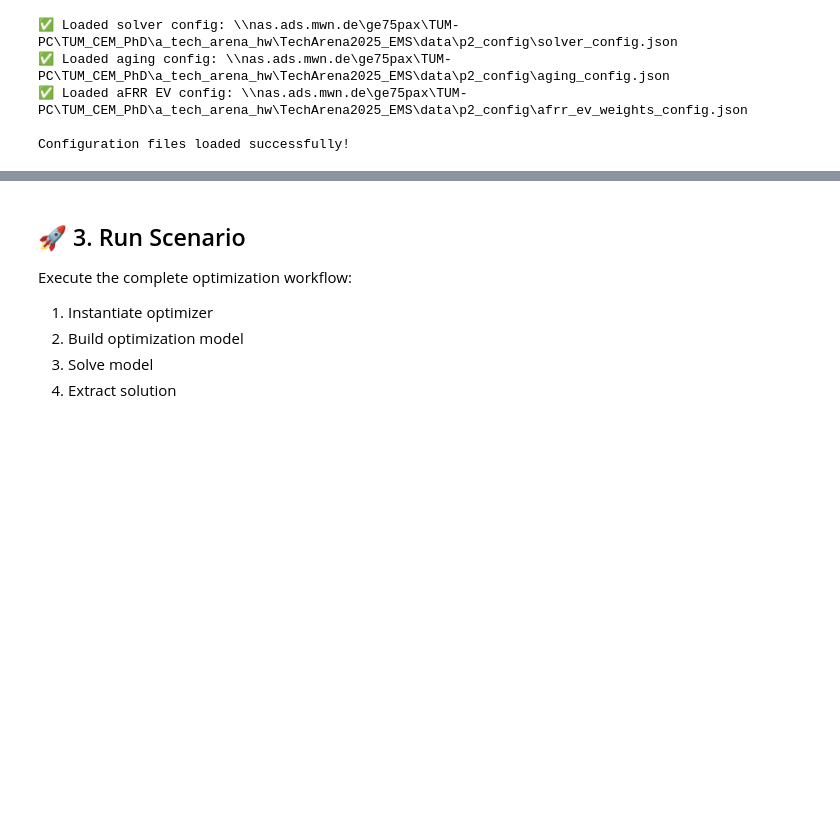
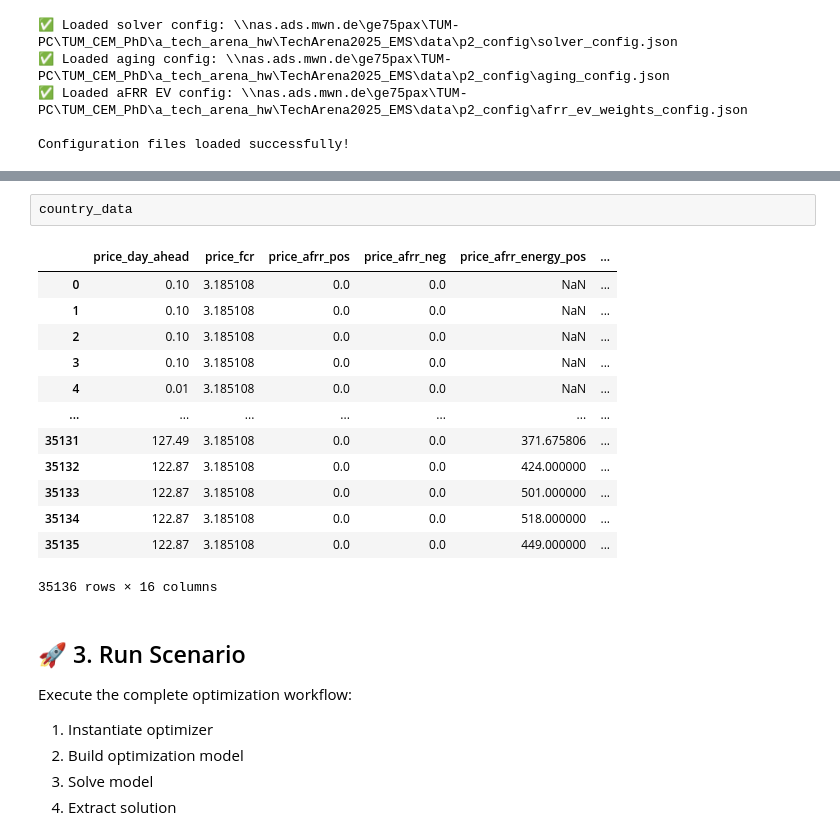
Before and after one commit to GenLI3202/TechArena2025_EMS, a Jupyter notebook: notebook/p2b_optimizer.ipynb, the cells around one changed output, grey strips where cells are left out. Saved outputs shown, nothing was run; the diff lists cells and outputs as text; blank space fills up the shorter version.

```diff
--- a/notebook/p2b_optimizer.ipynb
+++ b/notebook/p2b_optimizer.ipynb
@@ -239,3 +271,19 @@ print(f"   aFRR- Price: {data_slice['price_afrr_neg'].min():.2f} - {data_slice['
+# %%
+country_data
+# %% [output]
+|  | price_day_ahead | price_fcr | price_afrr_pos | price_afrr_neg | price_afrr_energy_pos | ... |
+| 0 | 0.10 | 3.185108 | 0.0 | 0.0 | NaN | ... |
+| 1 | 0.10 | 3.185108 | 0.0 | 0.0 | NaN | ... |
+| 2 | 0.10 | 3.185108 | 0.0 | 0.0 | NaN | ... |
+| 3 | 0.10 | 3.185108 | 0.0 | 0.0 | NaN | ... |
+| 4 | 0.01 | 3.185108 | 0.0 | 0.0 | NaN | ... |
+| ... | ... | ... | ... | ... | ... | ... |
+| 35131 | 127.49 | 3.185108 | 0.0 | 0.0 | 371.675806 | ... |
+| 35132 | 122.87 | 3.185108 | 0.0 | 0.0 | 424.000000 | ... |
+| 35133 | 122.87 | 3.185108 | 0.0 | 0.0 | 501.000000 | ... |
+| 35134 | 122.87 | 3.185108 | 0.0 | 0.0 | 518.000000 | ... |
+| 35135 | 122.87 | 3.185108 | 0.0 | 0.0 | 449.000000 | ... |
+35136 rows × 16 columns
 # %% [markdown]
 ## 🚀 3. Run Scenario
 
```
Also changed, not shown: parts of 4 cells of this notebook, 2 other files.
